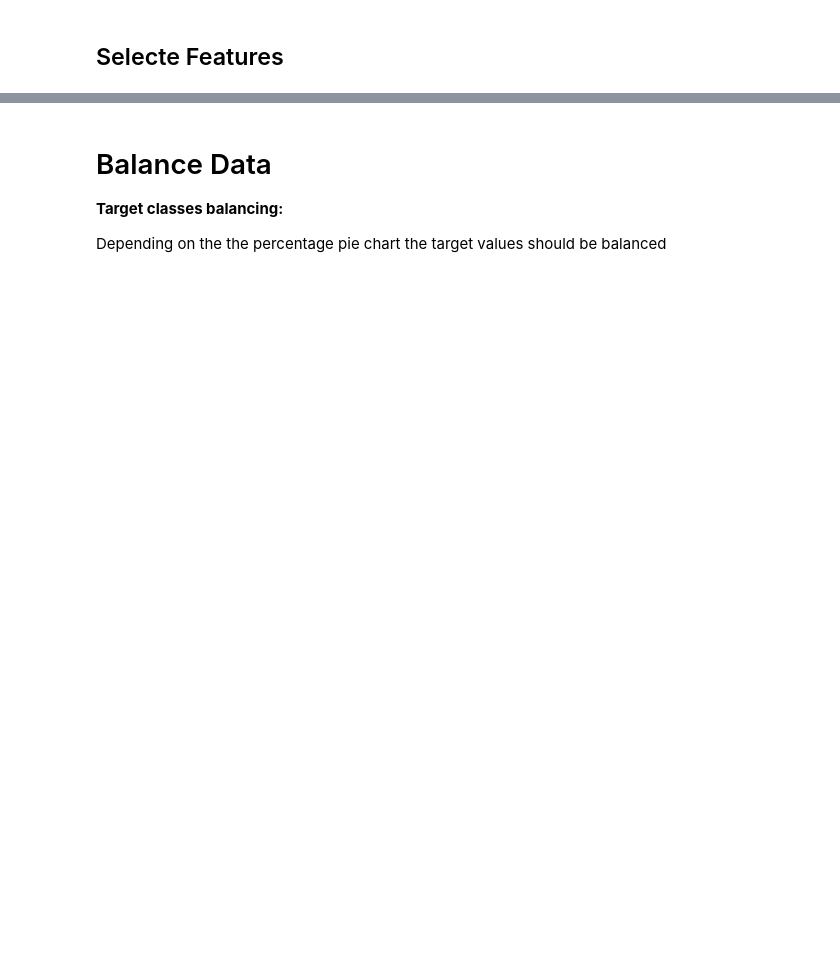
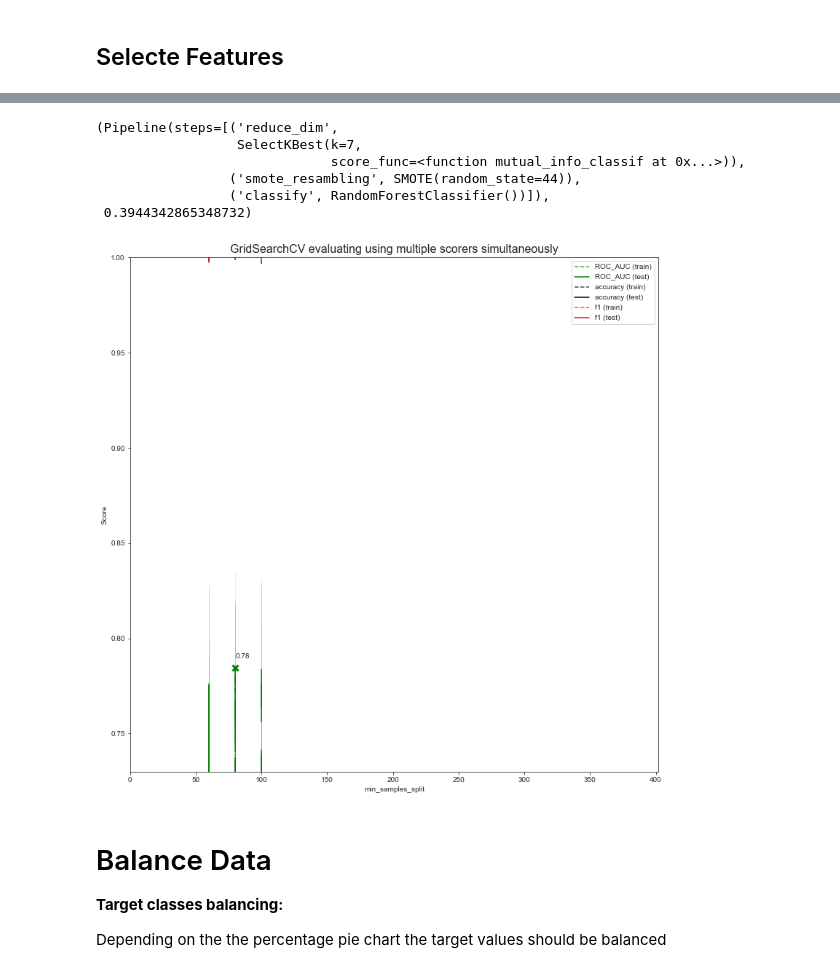
Before and after one commit to Nicola-Ibrahim/Heart-Diseases-Prediction, a Jupyter notebook: notebooks/multiclass/03_feature_engineering.ipynb, the cells around one changed output, grey strips where cells are left out. Drawn from its saved outputs; the diff is of its cells as text; code cells hidden in the pictures; blank space fills up the shorter version.

Commit message:
Used GridSearch for Tunning the Pipeline

```diff
--- a/notebooks/multiclass/03_feature_engineering.ipynb
+++ b/notebooks/multiclass/03_feature_engineering.ipynb
@@ -615,0 +648,9 @@ class SelectedFeatures:
+# %%
+grid.best_estimator_, grid.best_score_
+# %% [output]
+(Pipeline(steps=[('reduce_dim',
+                  SelectKBest(k=7,
+                              score_func=<function mutual_info_classif at 0x...>)),
+                 ('smote_resambling', SMOTE(random_state=44)),
+                 ('classify', RandomForestClassifier())]),
+ 0.3944342865348732)
@@ -616,3 +660,61 @@ class SelectedFeatures:
+# %%
+results = grid.cv_results_
+# %%
+
+plt.figure(figsize=(13, 13))
+plt.title("GridSearchCV evaluating using multiple scorers simultaneously", fontsize=16)
+
+plt.xlabel("min_samples_split")
+plt.ylabel("Score")
+
+ax = plt.gca()
+ax.set_xlim(0, 402)
+ax.set_ylim(0.73, 1)
+
+# Get the regular numpy array from the MaskedArray
+X_axis = np.array(grid.cv_results_["param_classify__n_estimators"].data, dtype=float)
+
+for scorer, color in zip(sorted(scoring), ["g", "k", "r"]):
+    for sample, style in (("train", "--"), ("test", "-")):
+        sample_score_mean = results["mean_%s_%s" % (sample, scorer)]
+        sample_score_std = results["std_%s_%s" % (sample, scorer)]
+        ax.fill_between(
+            X_axis,
+            sample_score_mean - sample_score_std,
+            sample_score_mean + sample_score_std,
+            alpha=0.1 if sample == "test" else 0,
+            color=color,
+        )
+        ax.plot(
+            X_axis,
+            sample_score_mean,
+            style,
+            color=color,
+            alpha=1 if sample == "test" else 0.7,
+            label="%s (%s)" % (scorer, sample),
+        )
+
+    best_index = np.nonzero(results["rank_test_%s" % scorer] == 1)[0][0]
+    best_score = results["mean_test_%s" % scorer][best_index]
+
+    # Plot a dotted vertical line at the best score for that scorer marked by x
+    ax.plot(
+        [X_axis[best_index],] * 2,
+        [0, best_score],
+        linestyle="-.",
+        color=color,
+        marker="x",
+        markeredgewidth=3,
+        ms=8,
+    )
+
+    # Annotate the best score for that scorer
+    ax.annotate("%0.2f" % best_score, (X_axis[best_index], best_score + 0.005))
+
+plt.legend(loc="best")
+plt.grid(False)
+# %% [output]
+[figure, added]
 # %%
 # gini_index_features = filter_embedded_comp.nlargest(9, "gini_index").index.to_list() + ["target"]
 gini_selected_features = filter_embedded_comp[filter_embedded_comp['gini_index'] > 0.1].index.to_list() + ['target']
```
Also changed, not shown: parts of 20 cells of this notebook.
